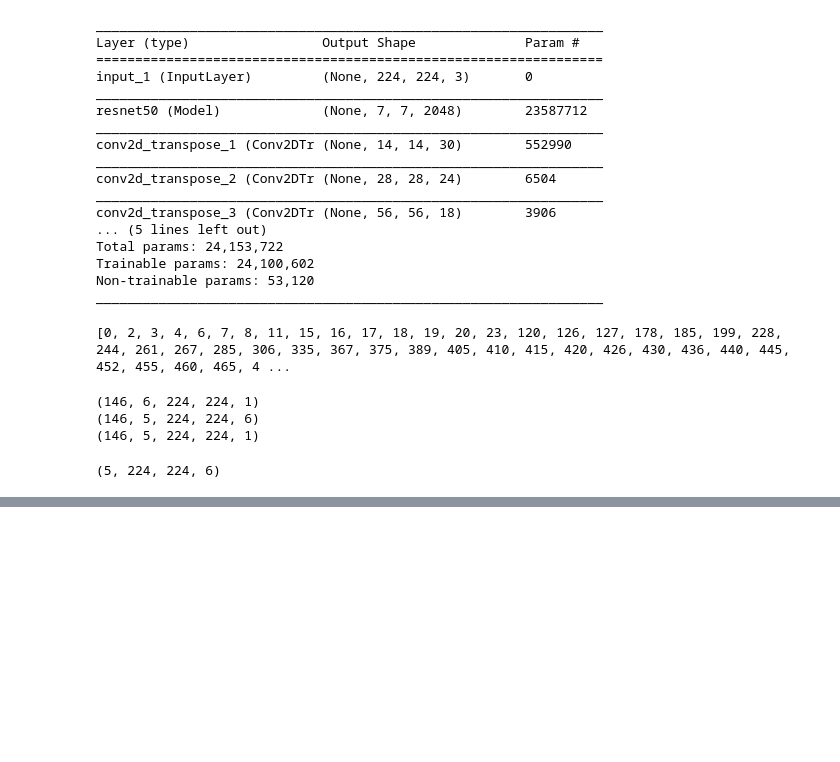
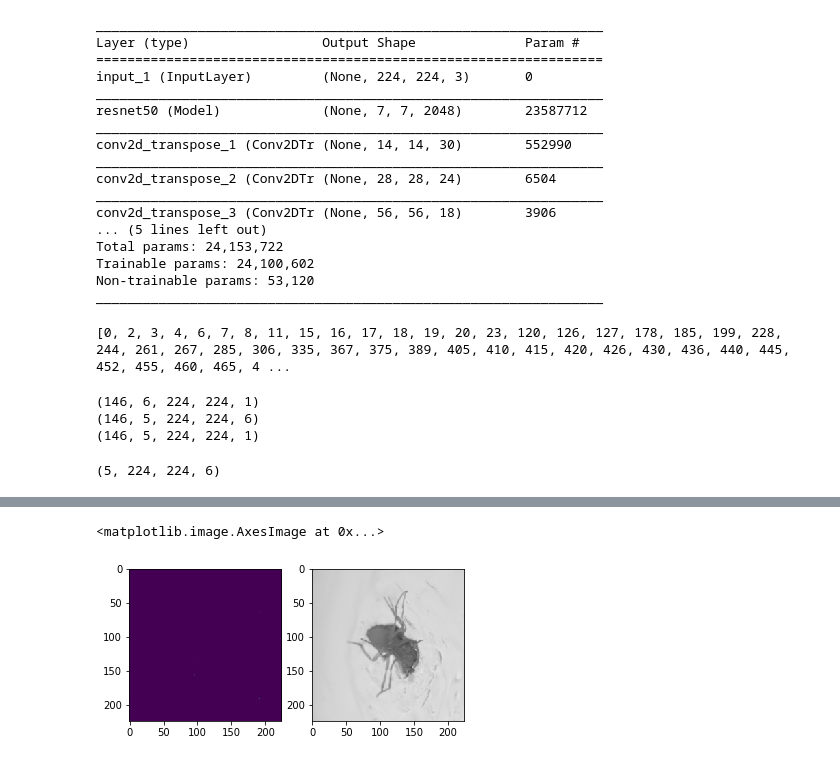
Before and after one commit to Umar-Ayub/Pose-Estimation-Keras, a Jupyter notebook: train.ipynb, the cells around one changed output, grey strips where cells are left out. Saved outputs shown, nothing was run; the diff lists cells and outputs as text; code cells hidden in the pictures; blank space fills up the shorter version.

```diff
--- a/train.ipynb
+++ b/train.ipynb
@@ -203,10 +218,13 @@ print(test_arr.shape)
 # %%
 import matplotlib.pyplot as plt
 %matplotlib inline
-frame = 1
-bp_no = 3
+frame = 0
+bp_no = 4
 plt.subplot(121)
 plt.imshow(test_arr[frame][ :, :, bp_no])
 
 plt.subplot(122)
 plt.imshow(vid_data.predict_data[1][frame])
+# %% [output]
+<matplotlib.image.AxesImage at 0x...>
+[figure, added]
```
Also changed, not shown: parts of 2 cells of this notebook, 6 other files.
